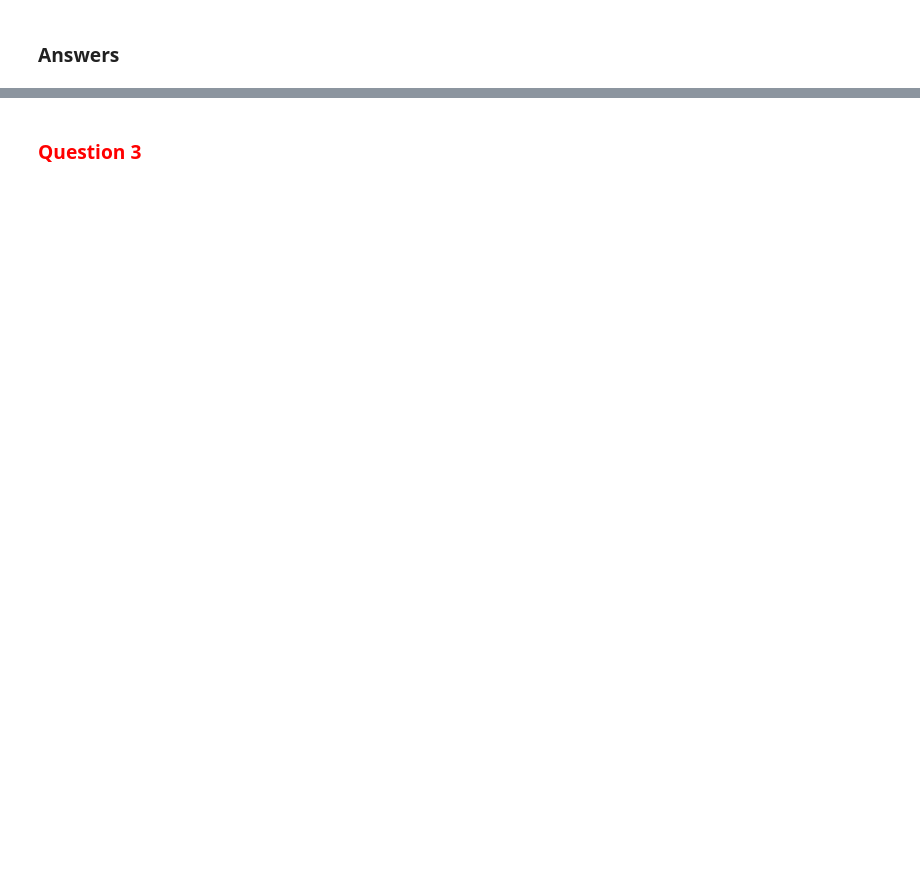
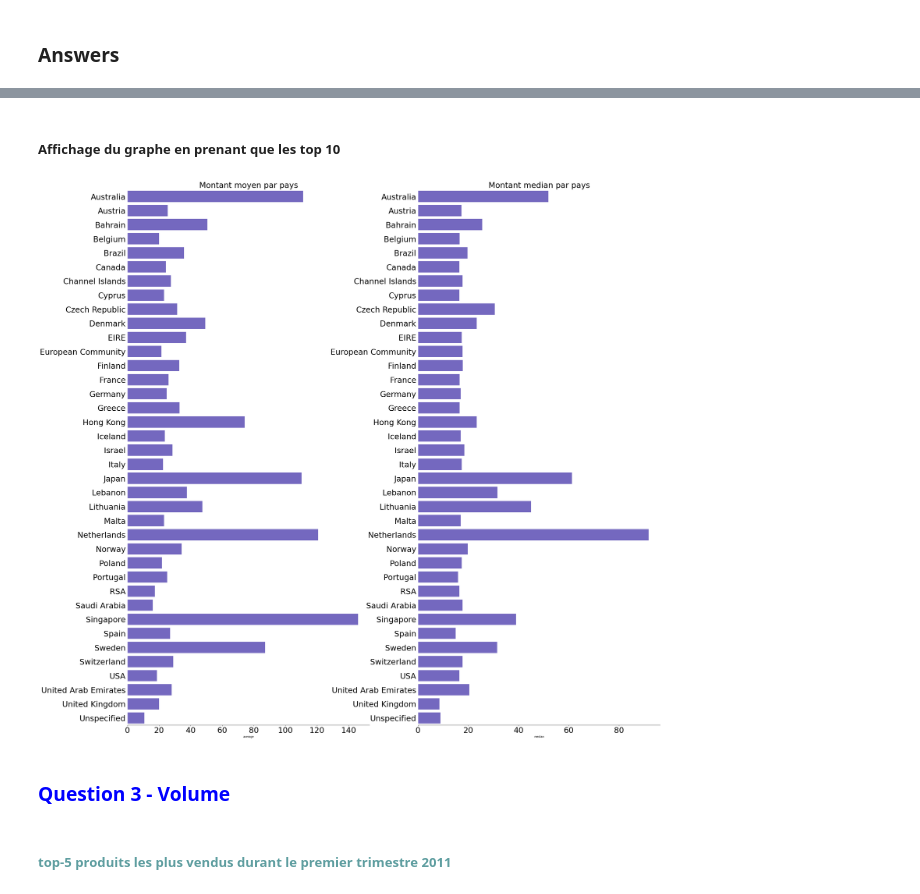
Before and after one commit to Abdoulaye224/machine_learning, a Jupyter notebook: TP_2/Untitled.ipynb, the cells around one changed output, grey strips where cells are left out. Saved outputs shown, nothing was run; the diff lists cells and outputs as text; code cells hidden in the pictures; blank space fills up the shorter version.

```diff
--- a/TP_2/Untitled.ipynb
+++ b/TP_2/Untitled.ipynb
@@ -148,0 +253,8 @@ df_customer_mean_price
+# %%
+data_test['cart_amount'] = data_test[['Quantity', 'UnitPrice']].apply(lambda x : (x['Quantity'] * x['UnitPrice']), 1)
+# %%
+montant['average'] = data_test.groupby('Country')['cart_amount'].mean()
+# %%
+montant['median'] = data_test.groupby('Country')['cart_amount'].apply(np.median)
+# %%
+montant= montant.reset_index()
@@ -149,2 +281,37 @@ df_customer_mean_price
+# %% [markdown]
+##### Affichage du graphe en prenant que les top 10
+# %%
+fig, ax = plt.subplots(figsize=(30,30))
+fig.tight_layout(pad=5)
+
+def plot_hor_bar(subplot, data):
+    plt.subplot(1,2,subplot)
+    if subplot==1:
+        ax = sns.barplot(y='Country', x='average', data=data,
+                     color='slateblue')
+        plt.title("Montant moyen par pays",
+          fontsize=30)
+    else :
+        ax = sns.barplot(y='Country', x='median', data=data,
+                     color='slateblue')
+        plt.title("Montant median par pays",
+          fontsize=30)
+    plt.xticks(fontsize=30)
+    plt.ylabel(None)
+    plt.yticks(fontsize=30)
+    sns.despine(left=True)
+    ax.grid(False)
+    ax.tick_params(bottom=True, left=False)
+    return None
+
+plot_hor_bar(1, montant[['Country', 'average']])
+plot_hor_bar(2, montant[['Country', 'median']])
+
+plt.show()
+# %% [output]
+[figure, added]
 # %% [markdown]
-<H3 style="color:red"> Question 3 </H3>
+<H3 style="color:blue"> Question 3 - Volume </H3>
+# %% [markdown]
+<h5 style="color: cadetblue">  top-5 produits les plus vendus durant le premier
+trimestre 2011</h5>
```
Also changed, not shown: parts of 122 cells of this notebook, 1 other file.
